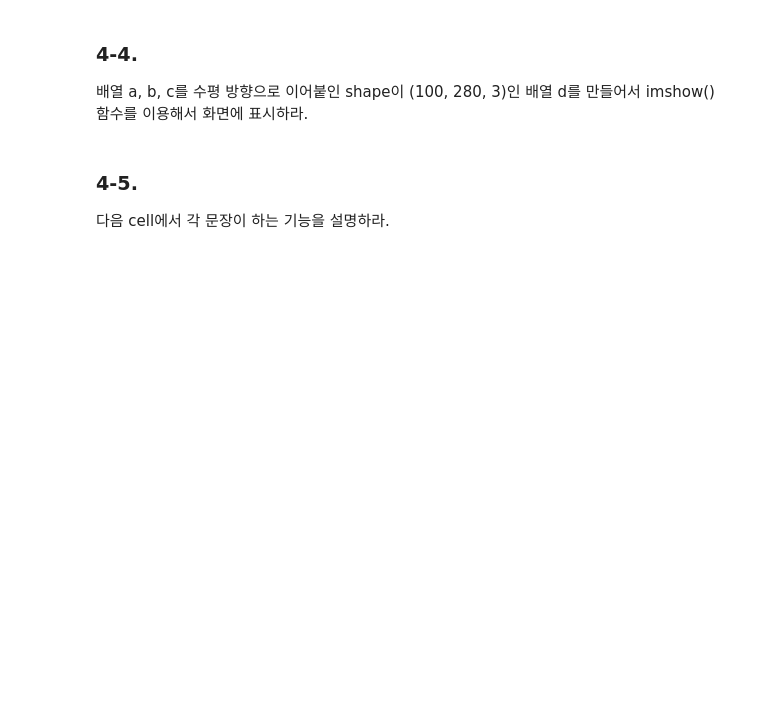
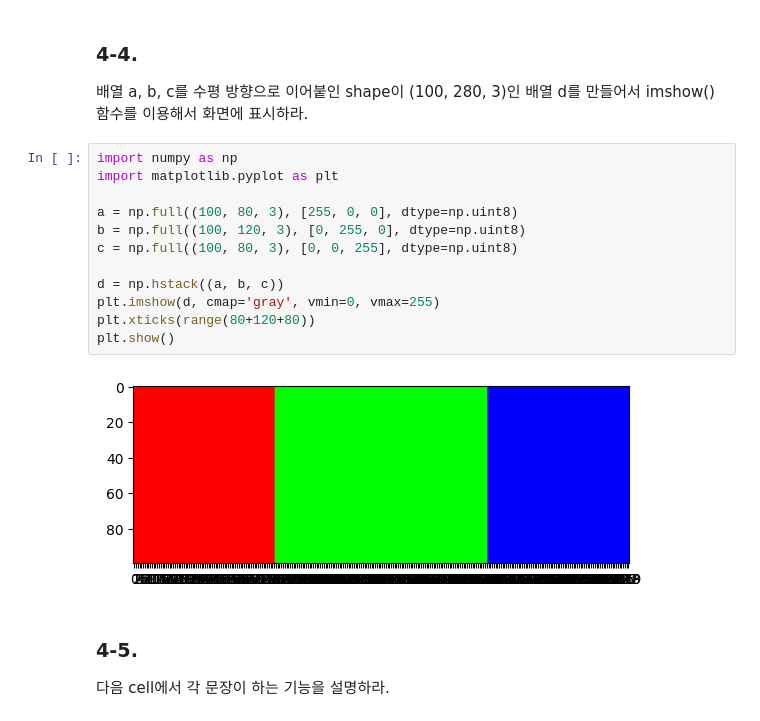
Before and after one commit to minjunkim0205/PythonScientificProgrammingBasics-SeophyungPark, a Jupyter notebook: Src/Final/Week11-1/PSP-2023-02-lab-08-20235128-김민준.ipynb, the cells around one changed output. Drawn from its saved outputs; the diff is of its cells as text; blank space fills up the shorter version.

```diff
--- a/Src/Final/Week11-1/PSP-2023-02-lab-08-20235128-김민준.ipynb
+++ b/Src/Final/Week11-1/PSP-2023-02-lab-08-20235128-김민준.ipynb
@@ -177,6 +213,20 @@ shape이 (100, 80, 3), dtype이 np.uint8이고 모든 원소가 [0, 0, 255]인 3
 # %% [markdown]
 ### 4-4.
 배열 a, b, c를 수평 방향으로 이어붙인 shape이 (100, 280, 3)인 배열 d를 만들어서 imshow() 함수를 이용해서 화면에 표시하라.
+# %%
+import numpy as np
+import matplotlib.pyplot as plt
+
+a = np.full((100, 80, 3), [255, 0, 0], dtype=np.uint8)
+b = np.full((100, 120, 3), [0, 255, 0], dtype=np.uint8)
+c = np.full((100, 80, 3), [0, 0, 255], dtype=np.uint8)
+
+d = np.hstack((a, b, c))
+plt.imshow(d, cmap='gray', vmin=0, vmax=255)
+plt.xticks(range(80+120+80))
+plt.show()
+# %% [output]
+[figure, added]
 # %% [markdown]
 ### 4-5.
 다음 cell에서 각 문장이 하는 기능을 설명하라.
```
Also changed, not shown: parts of 23 cells of this notebook.
